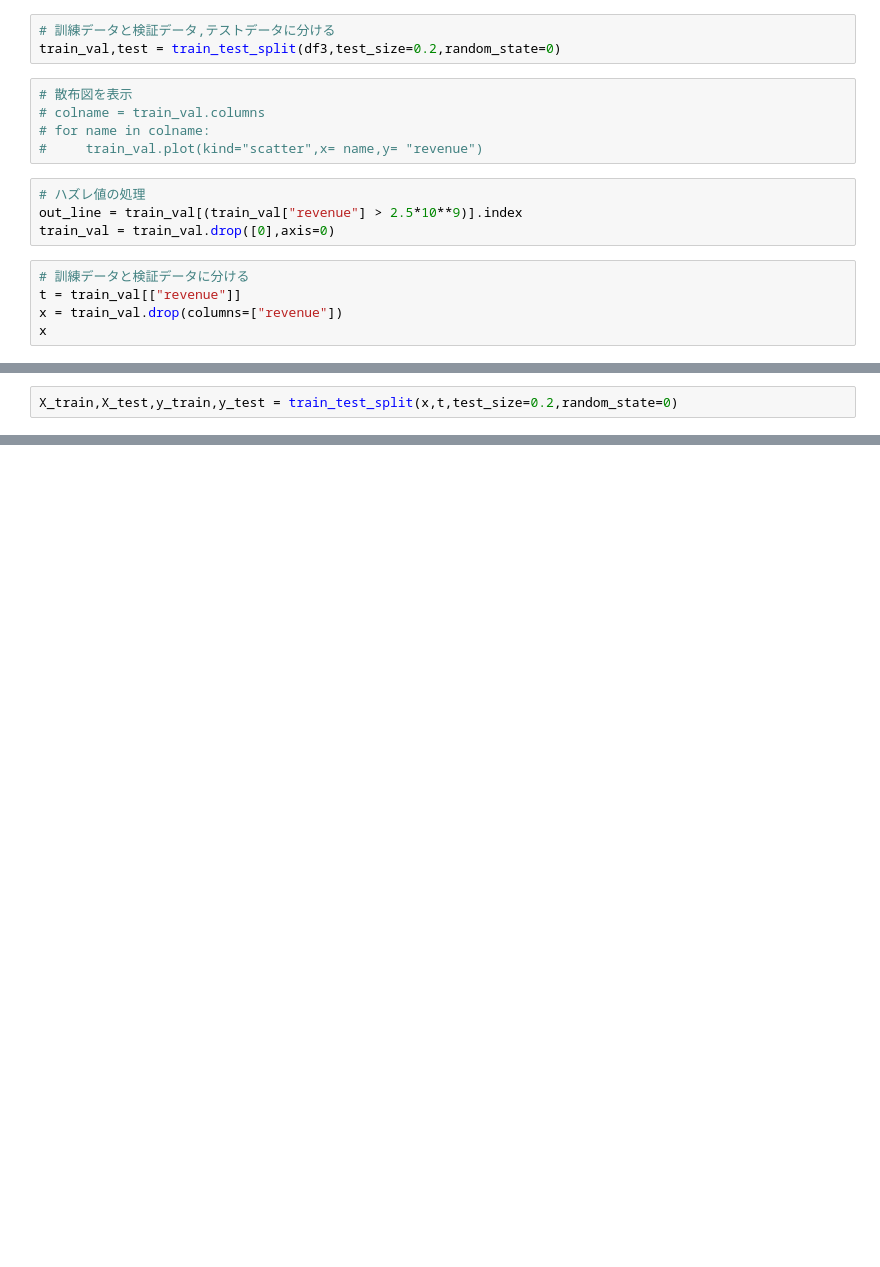
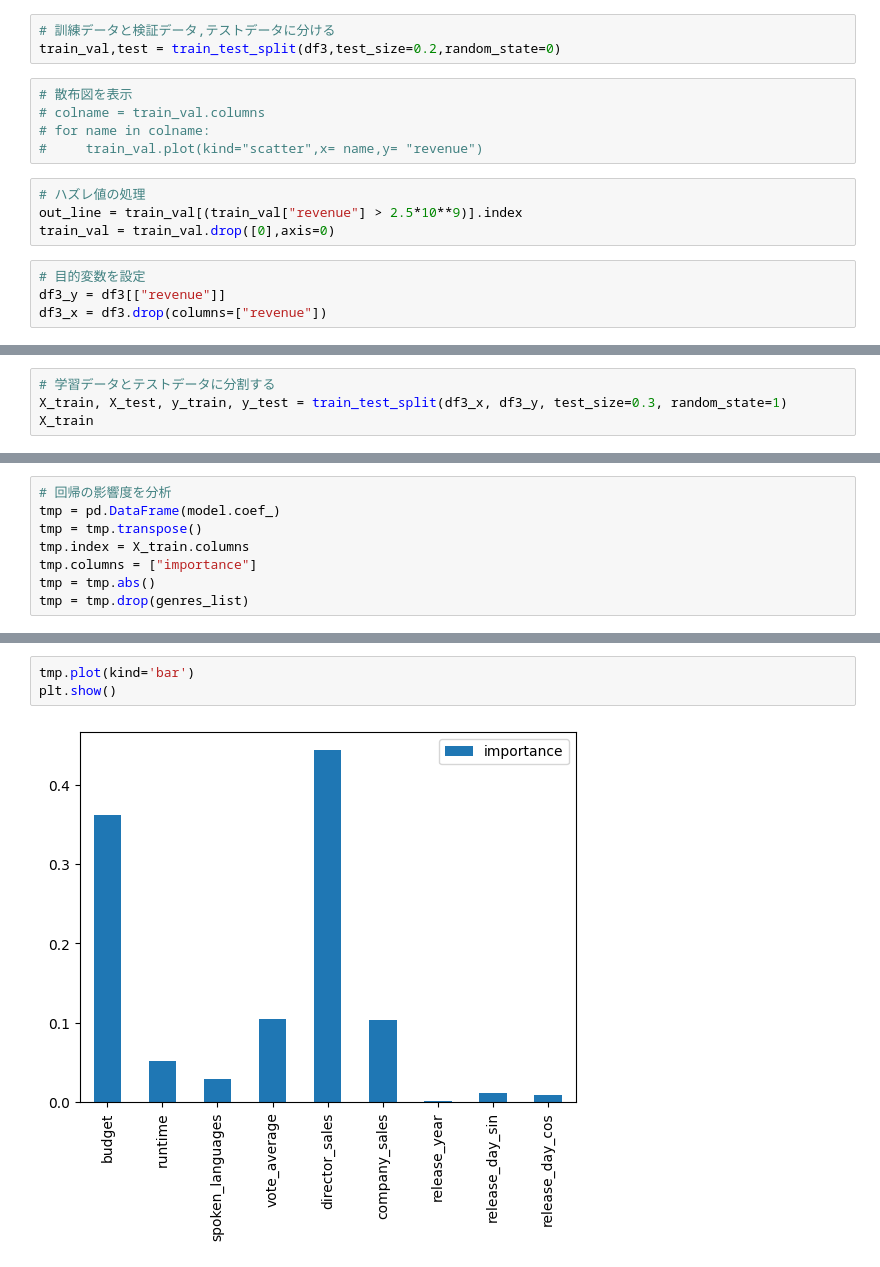
Before and after one commit to yoshimi-I/movie-prediction, a Jupyter notebook: Sales/regression.ipynb, the cells around one changed output, grey strips where cells are left out. Cells and saved outputs as stored; diff of their text form; blank space fills up the shorter version.

```diff
--- a/Sales/regression.ipynb
+++ b/Sales/regression.ipynb
@@ -345,7 +336,6 @@ train_val,test = train_test_split(df3,test_size=0.2,random_state=0)
 out_line = train_val[(train_val["revenue"] > 2.5*10**9)].index
 train_val = train_val.drop([0],axis=0)
 # %%
-# 訓練データと検証データに分ける
-t = train_val[["revenue"]]
-x = train_val.drop(columns=["revenue"])
-x
+# 目的変数を設定
+df3_y = df3[["revenue"]]
+df3_x = df3.drop(columns=["revenue"])
@@ -366,2 +342,4 @@ x
 # %%
-X_train,X_test,y_train,y_test = train_test_split(x,t,test_size=0.2,random_state=0)
+# 学習データとテストデータに分割する
+X_train, X_test, y_train, y_test = train_test_split(df3_x, df3_y, test_size=0.3, random_state=1)
+X_train
@@ -418,0 +386,8 @@ model.score(sc_x_val,sc_y_val)
+# %%
+# 回帰の影響度を分析
+tmp = pd.DataFrame(model.coef_)
+tmp = tmp.transpose()
+tmp.index = X_train.columns
+tmp.columns = ["importance"]
+tmp = tmp.abs()
+tmp = tmp.drop(genres_list)
@@ -418,0 +408,5 @@ model.score(sc_x_val,sc_y_val)
+# %%
+tmp.plot(kind='bar')
+plt.show()
+# %% [output]
+[figure, added]
```
Also changed, not shown: parts of 9 cells of this notebook.
